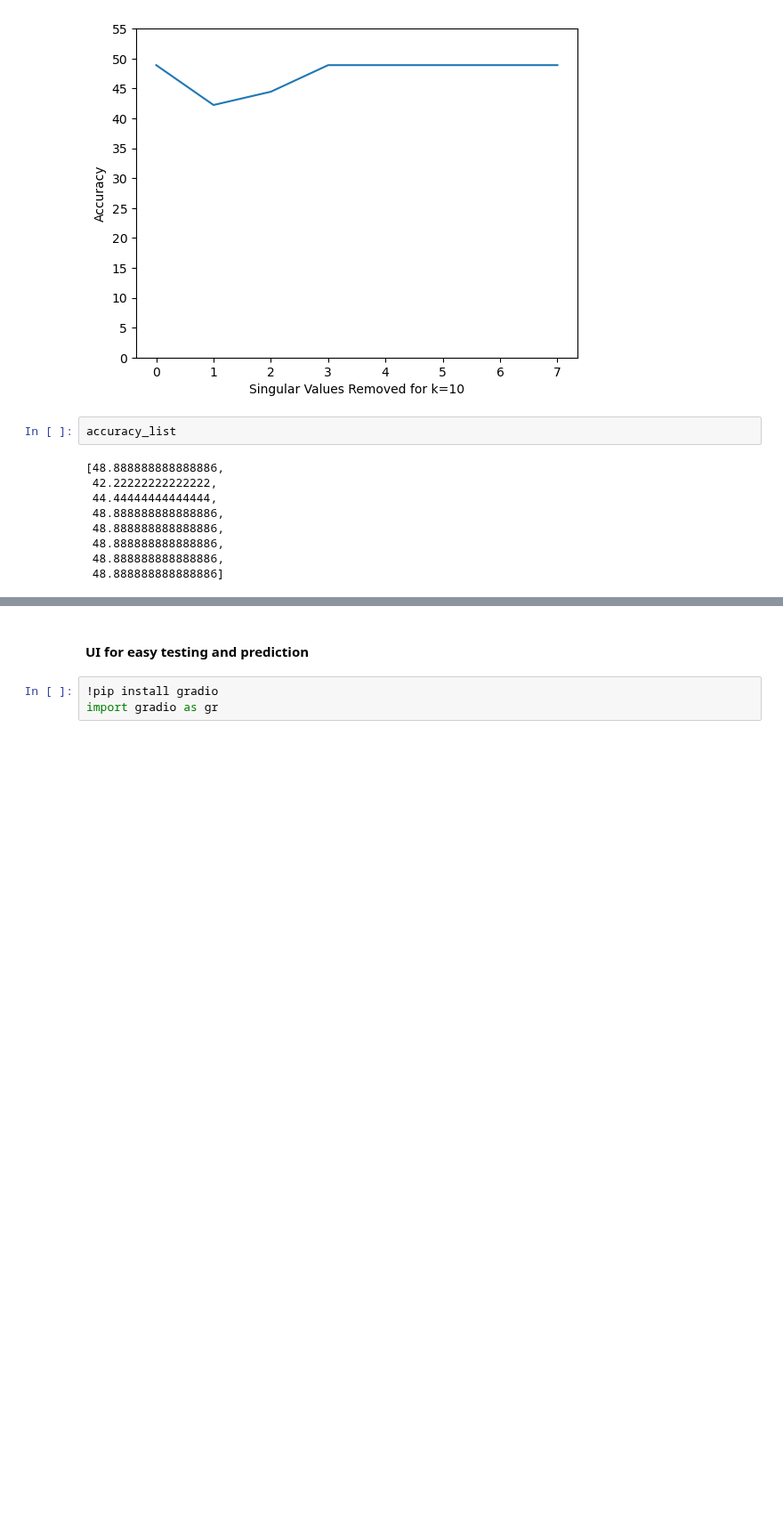
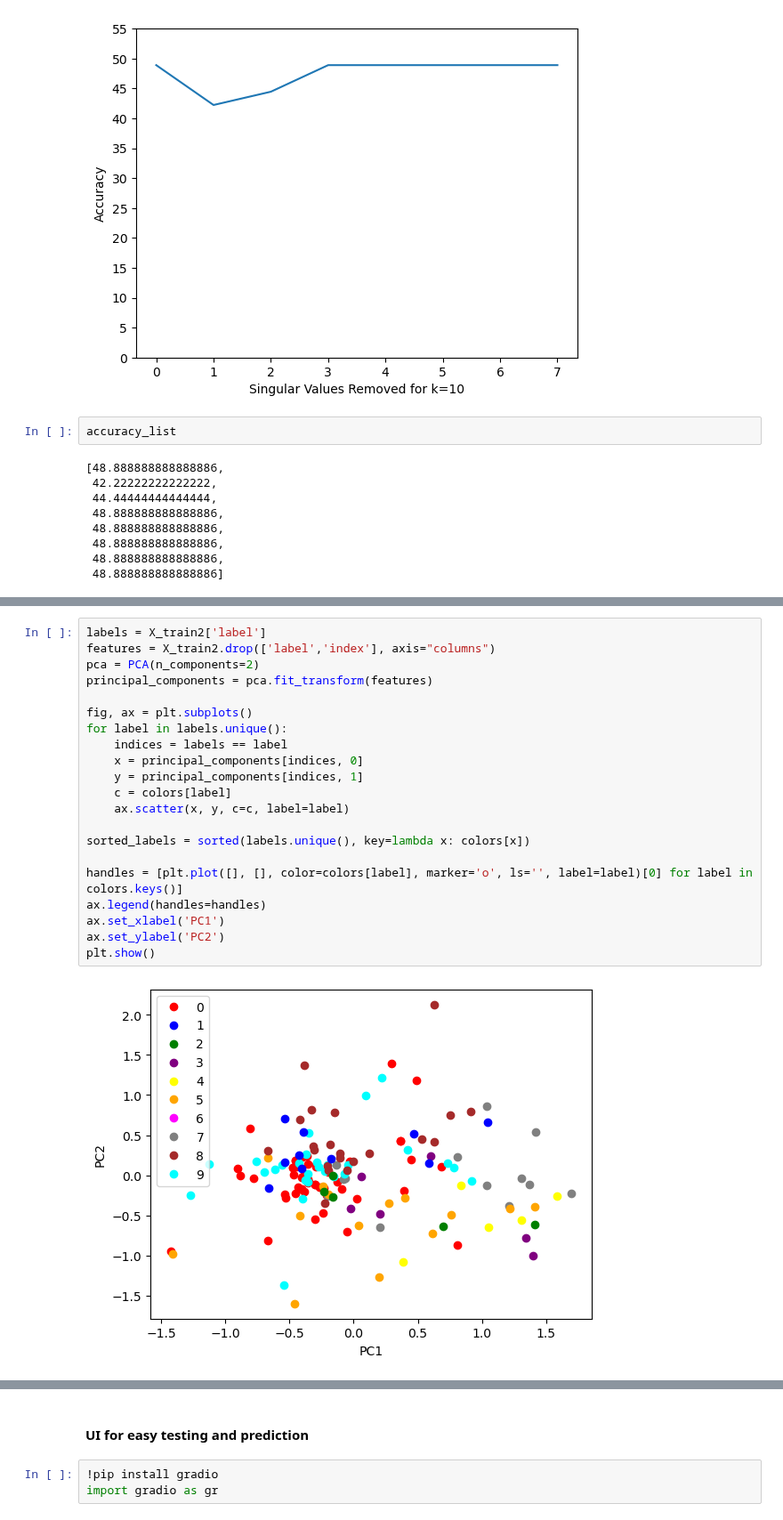
Before and after one commit to MnCSSJ4x/IIITB-Course-Recommendation-System, a Jupyter notebook: main.ipynb, the cells around one changed output, grey strips where cells are left out. Shown at 89% size. Drawn from its saved outputs; the diff is of its cells as text; blank space fills up the shorter version.

```diff
--- a/main.ipynb
+++ b/main.ipynb
@@ -451,0 +780,23 @@ accuracy_list
+# %%
+labels = X_train2['label']
+features = X_train2.drop(['label','index'], axis="columns")
+pca = PCA(n_components=2)
+principal_components = pca.fit_transform(features)
+
+fig, ax = plt.subplots()
+for label in labels.unique():
+    indices = labels == label
+    x = principal_components[indices, 0]
+    y = principal_components[indices, 1]
+    c = colors[label]
+    ax.scatter(x, y, c=c, label=label)
+
+sorted_labels = sorted(labels.unique(), key=lambda x: colors[x])
+
+handles = [plt.plot([], [], color=colors[label], marker='o', ls='', label=label)[0] for label in colors.keys()]
+ax.legend(handles=handles)
+ax.set_xlabel('PC1')
+ax.set_ylabel('PC2')
+plt.show()
+# %% [output]
+[figure, added]
```
Also changed, not shown: parts of 28 cells of this notebook, 6 other files.
